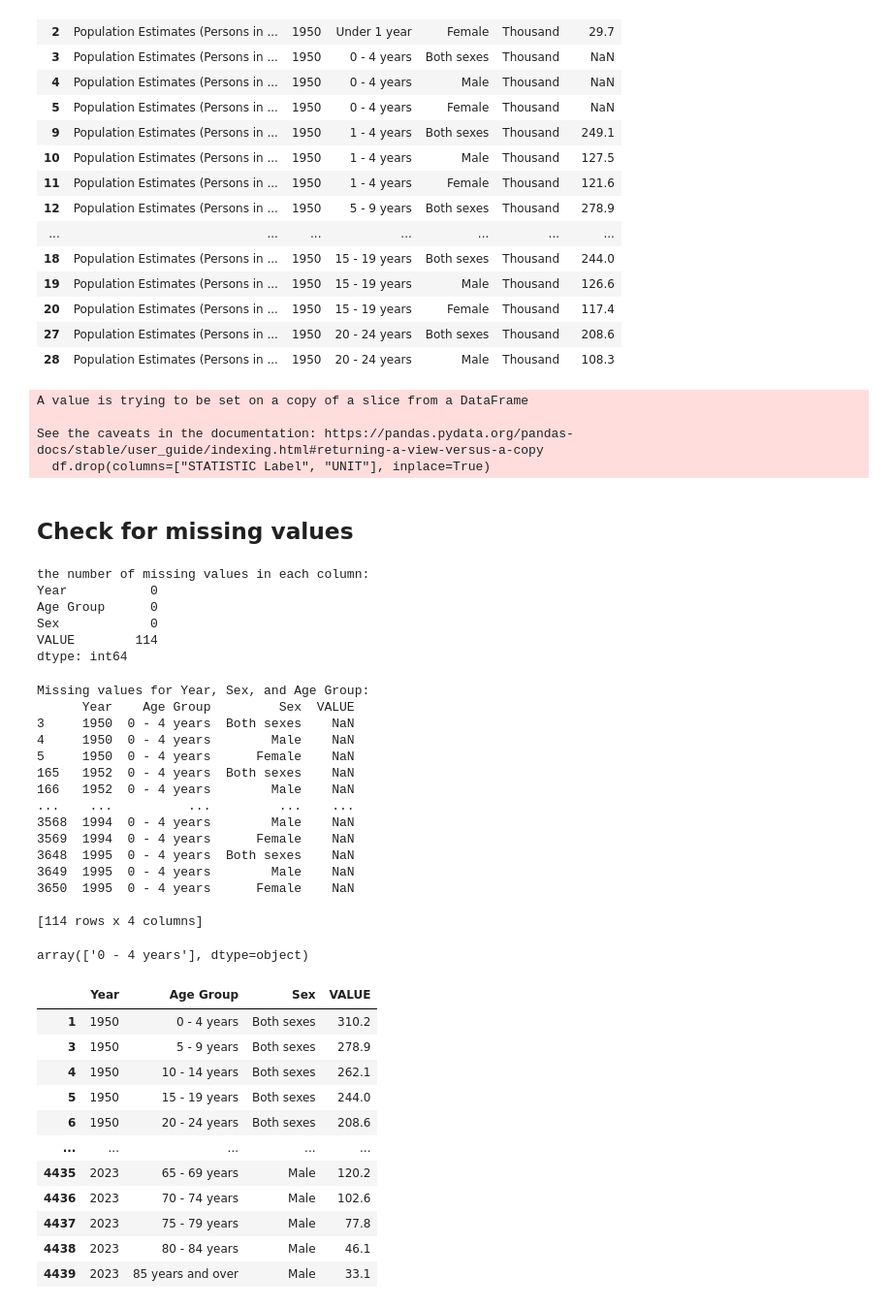
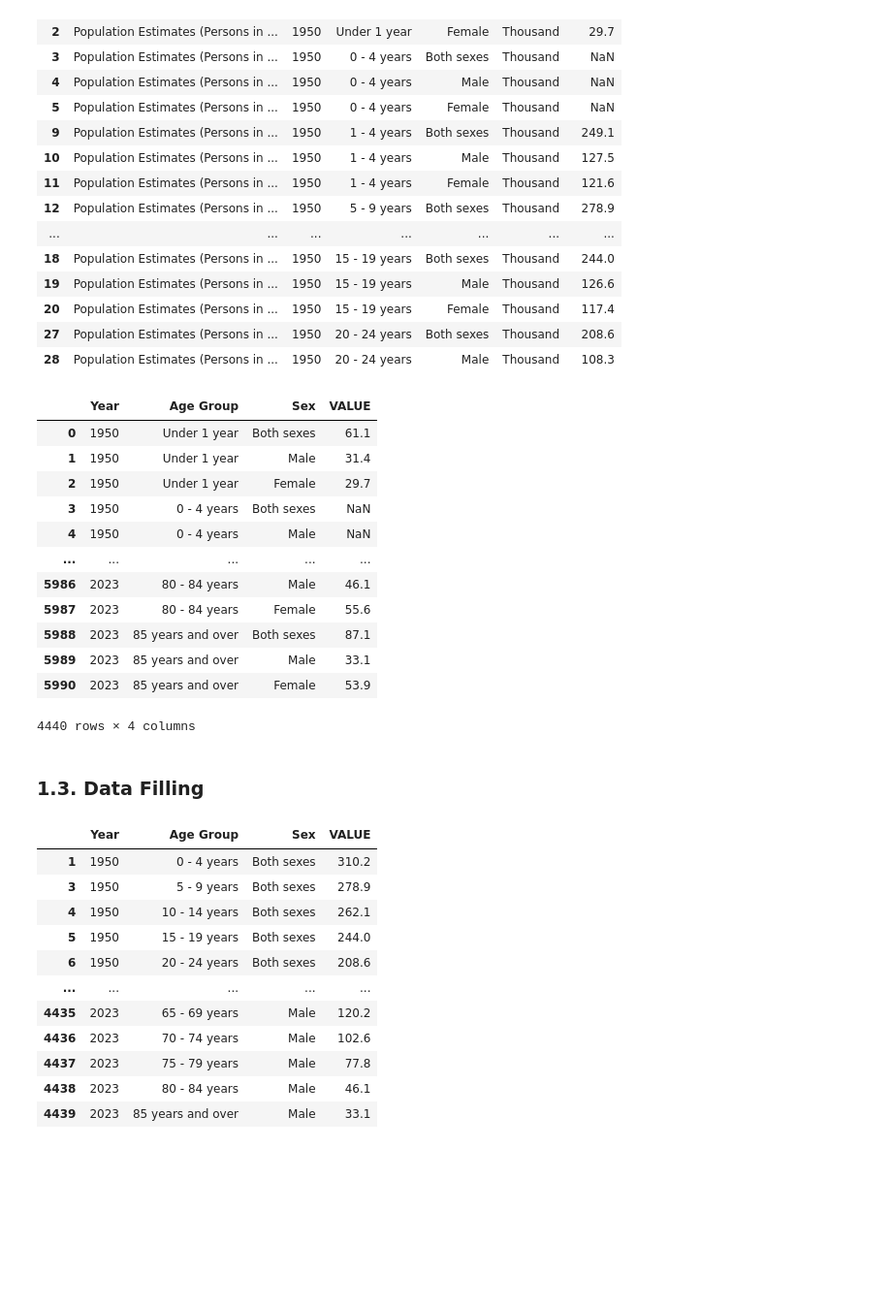
Before and after one commit to IlliaFadieiev/CA1, a Jupyter notebook: CA_main.ipynb, the cells around one changed output. Shown at 97% size. Cells and saved outputs as stored; diff of their text form; code cells hidden in the pictures; blank space fills up the shorter version.

```diff
--- a/CA_main.ipynb
+++ b/CA_main.ipynb
@@ -74,50 +127,24 @@ df.head(20)
 | 27 | Population Estimates (Persons in ... | 1950 | 20 - 24 years | Both sexes | Thousand | 208.6 |
 | 28 | Population Estimates (Persons in ... | 1950 | 20 - 24 years | Male | Thousand | 108.3 |
 # %%
-df.drop(columns=["STATISTIC Label", "UNIT"], inplace=True)
+df = df.drop(columns=["STATISTIC Label", "UNIT"])
+df
 # %% [output]
+|  | Year | Age Group | Sex | VALUE |
+| 0 | 1950 | Under 1 year | Both sexes | 61.1 |
+| 1 | 1950 | Under 1 year | Male | 31.4 |
+| 2 | 1950 | Under 1 year | Female | 29.7 |
+| 3 | 1950 | 0 - 4 years | Both sexes | NaN |
+| 4 | 1950 | 0 - 4 years | Male | NaN |
+| ... | ... | ... | ... | ... |
+| 5986 | 2023 | 80 - 84 years | Male | 46.1 |
+| 5987 | 2023 | 80 - 84 years | Female | 55.6 |
+| 5988 | 2023 | 85 years and over | Both sexes | 87.1 |
+| 5989 | 2023 | 85 years and over | Male | 33.1 |
+| 5990 | 2023 | 85 years and over | Female | 53.9 |
-A value is trying to be set on a copy of a slice from a DataFrame
-
-See the caveats in the documentation: https://pandas.pydata.org/pandas-docs/stable/user_guide/indexing.html#returning-a-view-versus-a-copy
-  df.drop(columns=["STATISTIC Label", "UNIT"], inplace=True)
+4440 rows × 4 columns
 # %% [markdown]
-## Check for missing values
+### 1.3. Data Filling
-# %%
-missing_values = df.isnull().sum()
-print("the number of missing values in each column:")
-print(missing_values)
-# %% [output]
-the number of missing values in each column:
-Year           0
-Age Group      0
-Sex            0
-VALUE        114
-dtype: int64
-# %%
-missing_values = df[df['VALUE'].isnull() | df['Year'].isnull() | df['Sex'].isnull() | df['Age Group'].isnull()]
-
-print("Missing values for Year, Sex, and Age Group:")
-print(missing_values)
-# %% [output]
-Missing values for Year, Sex, and Age Group:
-      Year    Age Group         Sex  VALUE
-3     1950  0 - 4 years  Both sexes    NaN
-4     1950  0 - 4 years        Male    NaN
-5     1950  0 - 4 years      Female    NaN
-165   1952  0 - 4 years  Both sexes    NaN
-166   1952  0 - 4 years        Male    NaN
-...    ...          ...         ...    ...
-3568  1994  0 - 4 years        Male    NaN
-3569  1994  0 - 4 years      Female    NaN
-3648  1995  0 - 4 years  Both sexes    NaN
-3649  1995  0 - 4 years        Male    NaN
-3650  1995  0 - 4 years      Female    NaN
-
-[114 rows x 4 columns]
-# %%
-missing_values['Age Group'].unique()
-# %% [output]
-array(['0 - 4 years'], dtype=object)
 # %%
 filled_df = pd.DataFrame(columns=df.columns)
 
```
Also changed, not shown: parts of 20 cells of this notebook, 2 other files.
